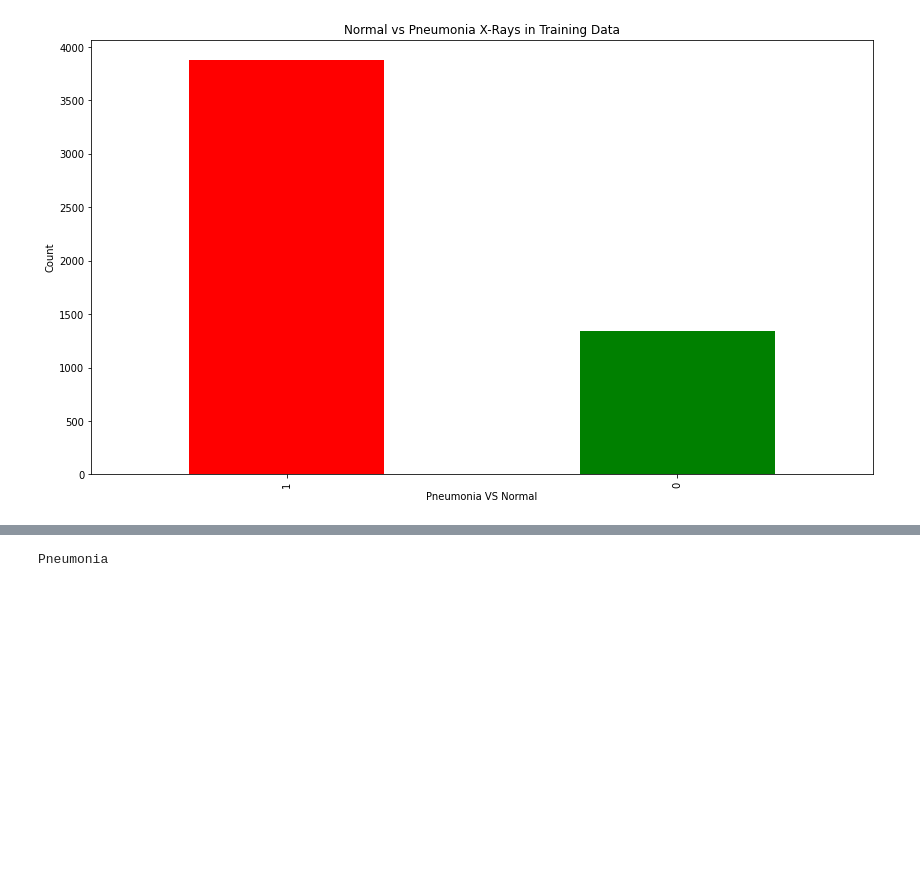
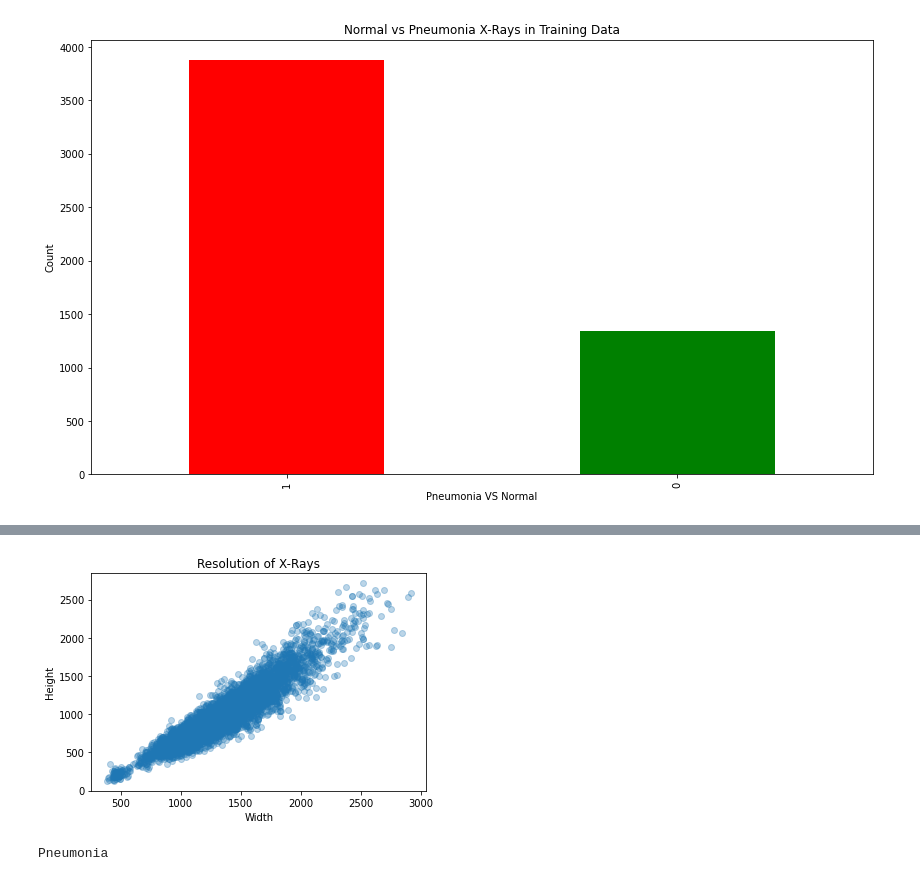
Before and after one commit to marmistead91/X-ray-Classification, a Jupyter notebook: Working Notebook.ipynb, the cells around one changed output, grey strips where cells are left out. Drawn from its saved outputs; the diff is of its cells as text; code cells hidden in the pictures; blank space fills up the shorter version.

```diff
--- a/Working Notebook.ipynb
+++ b/Working Notebook.ipynb
@@ -155,3 +168,26 @@ Text(0, 0.5, 'Count')
+# %%
+# get width and height of every image
+testwh_data = au.height_width(test_n)
+testP_wh_data = au.height_width(test_p)
+val_wh_data = au.height_width(val_data_dir)
+valP_wh_data = au.height_width(val_data_dir_sick)
+train_wh_data = au.height_width(train_n)
+trainP_wh_data = au.height_width(train_p)
+# %%
+# concat to one dataframe
+frames = [testwh_data, testP_wh_data, val_wh_data, valP_wh_data, train_wh_data, trainP_wh_data]
+wh_data = pd.concat(frames)
+wh_data.rename(columns = {0:'Width', 1:'Height'}, inplace = True)
+# %%
+# plot width and height of images
+fig= plt.figure()
+plt.scatter(wh_data['Width'], wh_data['Height'], alpha = .3)
+plt.title('Resolution of X-Rays')
+plt.xlabel('Width')
+plt.ylabel('Height')
+plt.show()
+# %% [output]
+[figure, added]
 # %%
 print("Pneumonia")
 multipleImages = glob.glob('chest_xray/train/PNEUMONIA/**')
```
Also changed, not shown: parts of 24 cells of this notebook, 3 other files.
